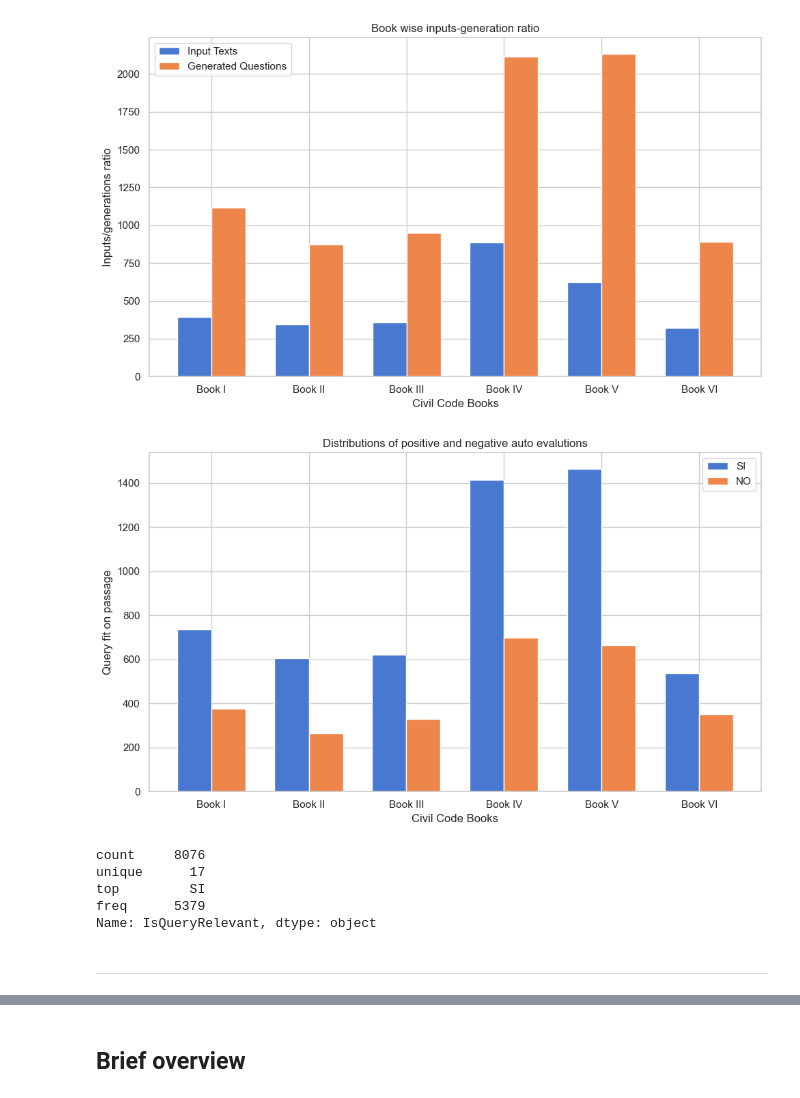
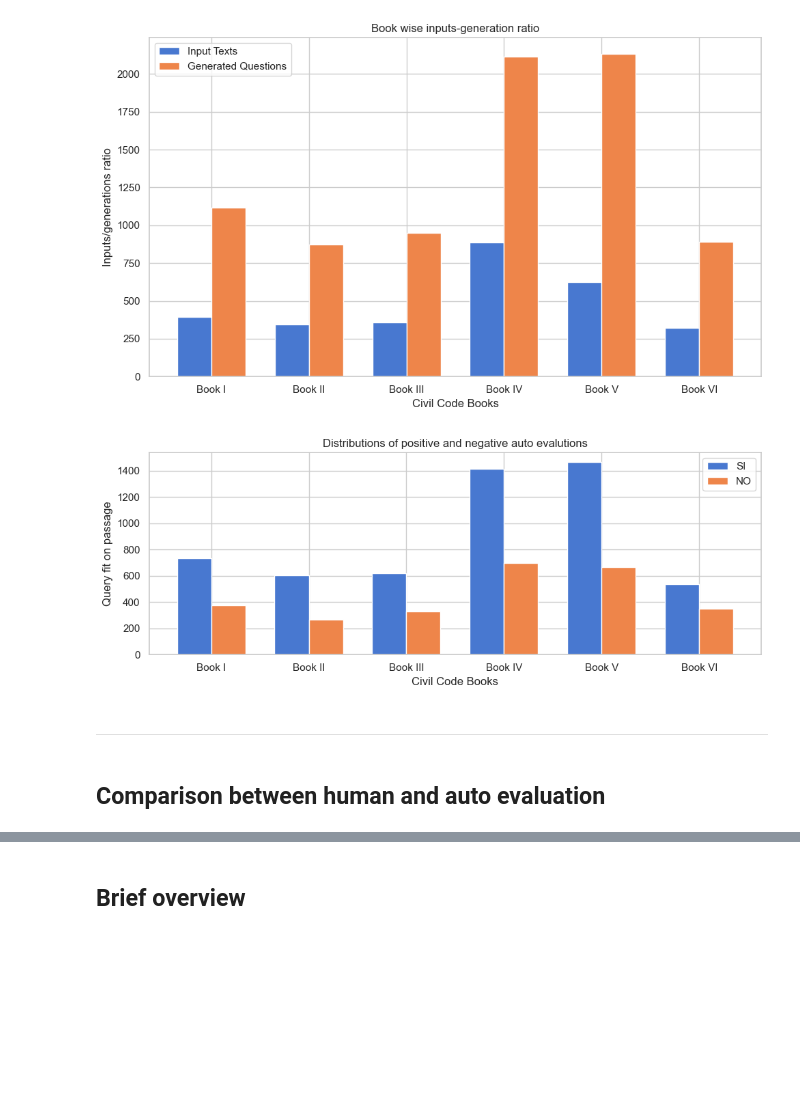
Before and after one commit to aittam9/cc_qa, a Jupyter notebook: scripts/cross_evaluation.ipynb, the cells around one changed output, grey strips where cells are left out. Drawn from its saved outputs; the diff is of its cells as text; code cells hidden in the pictures; blank space fills up the shorter version.

```diff
--- a/scripts/cross_evaluation.ipynb
+++ b/scripts/cross_evaluation.ipynb
@@ -10,0 +15,3 @@ import re
+# %%
+with open("../qa_results/all_qa_dfs.pkl", "rb") as f:
+    all_qas = pickle.load(f)
@@ -17,7 +150,3 @@ with open("../automatic_eval_results/all_autoeval_dfs.pkl", "rb") as f:
 all_generations[0]["Articolo di riferimento"].nunique(), all_generations[0]["Articolo di riferimento"].count()
 # %% [output]
 (392, 1115)
-# %%
-for i in all_generations:
-    print(i["Articolo di riferimento"].nunique(), i["Articolo di riferimento"].count(),
-          round(i["Articolo di riferimento"].count() / i["Articolo di riferimento"].nunique(), 2) )
@@ -30,0 +153,9 @@ for i in all_generations:
+# %%
+rows = []
+for i in all_generations:
+    inputs =i["Articolo di riferimento"].nunique()
+    generations = i["Articolo di riferimento"].count()
+    ratio = round(generations/inputs, 2)
+    print(inputs, generations, ratio)
+    rows.append((inputs, generations, ratio))
+pd.DataFrame(rows, columns = ["input_articles", "generated_questions", "input/output ratio"], index = [f"Book {i}" for i in range(1,7)])
@@ -108,43 +249,37 @@ for i in all_generations:
 # Apply Seaborn style
 sns.set_theme(style="whitegrid")
 
 # Extracting the values for Group A and Group B
 group_a = [item[0] for item in data]
 group_b = [item[1] for item in data]
 
 # Categories
 categories = ['Book I', 'Book II', 'Book III', 'Book IV', 'Book V', 'Book VI']
 
 x = np.arange(len(categories))  # the label locations
 width = 0.35  # the width of the bars
 
 # Create the plot
-fig, ax = plt.subplots(figsize=(10, 6))
+fig, ax = plt.subplots(figsize=(10, 4))
 bar1 = ax.bar(x - width/2, group_a, width, label='SI', color=sns.color_palette("muted")[0])
 bar2 = ax.bar(x + width/2, group_b, width, label='NO', color=sns.color_palette("muted")[1])
 
 
 # Add labels, title, and legend
 ax.set_xlabel('Civil Code Books')
 ax.set_ylabel('Query fit on passage')
 ax.set_title('Distributions of positive and negative auto evalutions')
 ax.set_xticks(x)
 ax.set_xticklabels(categories)
 ax.legend()
 
 # Display the plot
 plt.tight_layout()
 plt.show()
 # %% [output]
-[figure, old version]
+[figure, new version]
-# %%
-concat["IsQueryRelevant"].describe()
-# %% [output]
-count     8076
-unique      17
-top         SI
-freq      5379
-Name: IsQueryRelevant, dtype: object
 # %% [markdown]
 ---
+# %% [markdown]
+## Comparison between human and auto evaluation
 # %%
```
Also changed, not shown: parts of 31 cells of this notebook, 19 other files.
